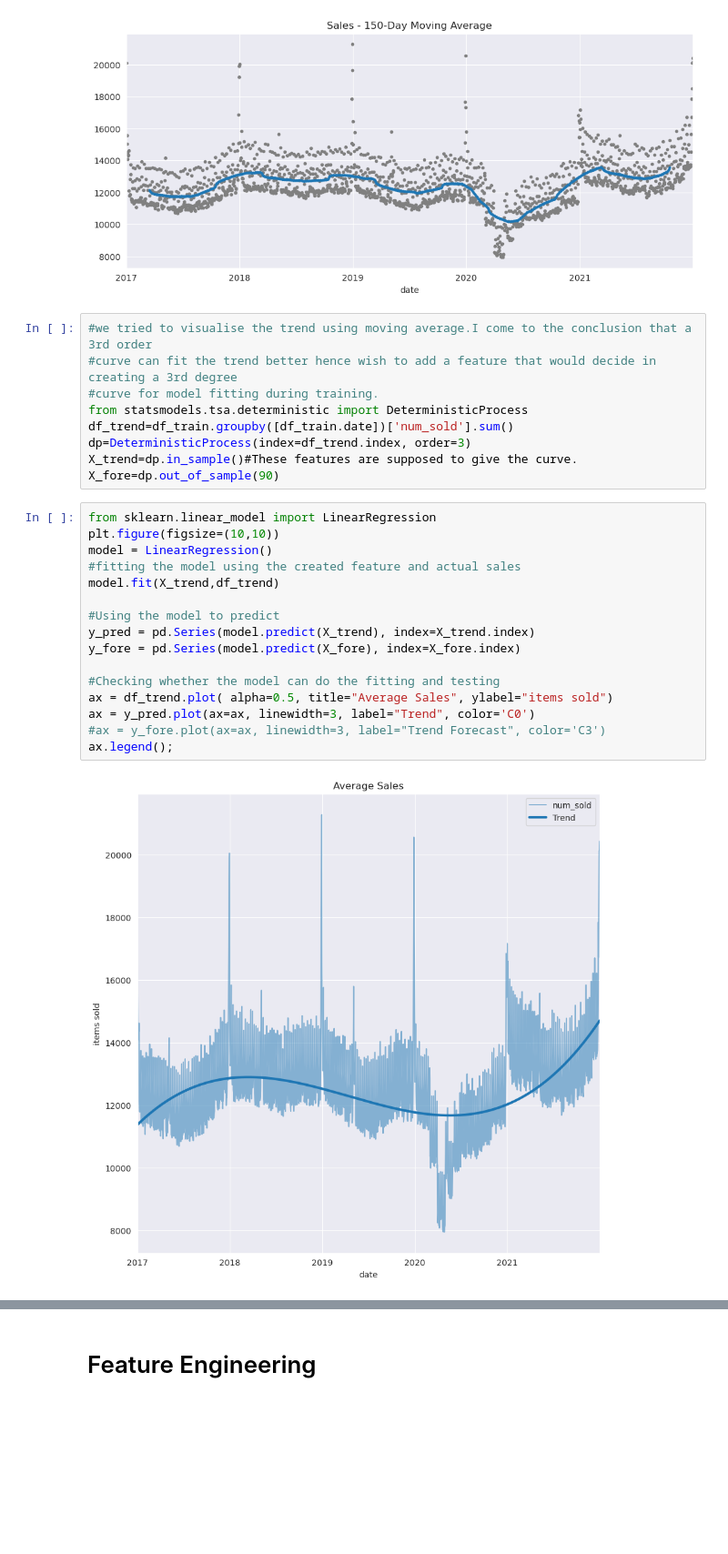
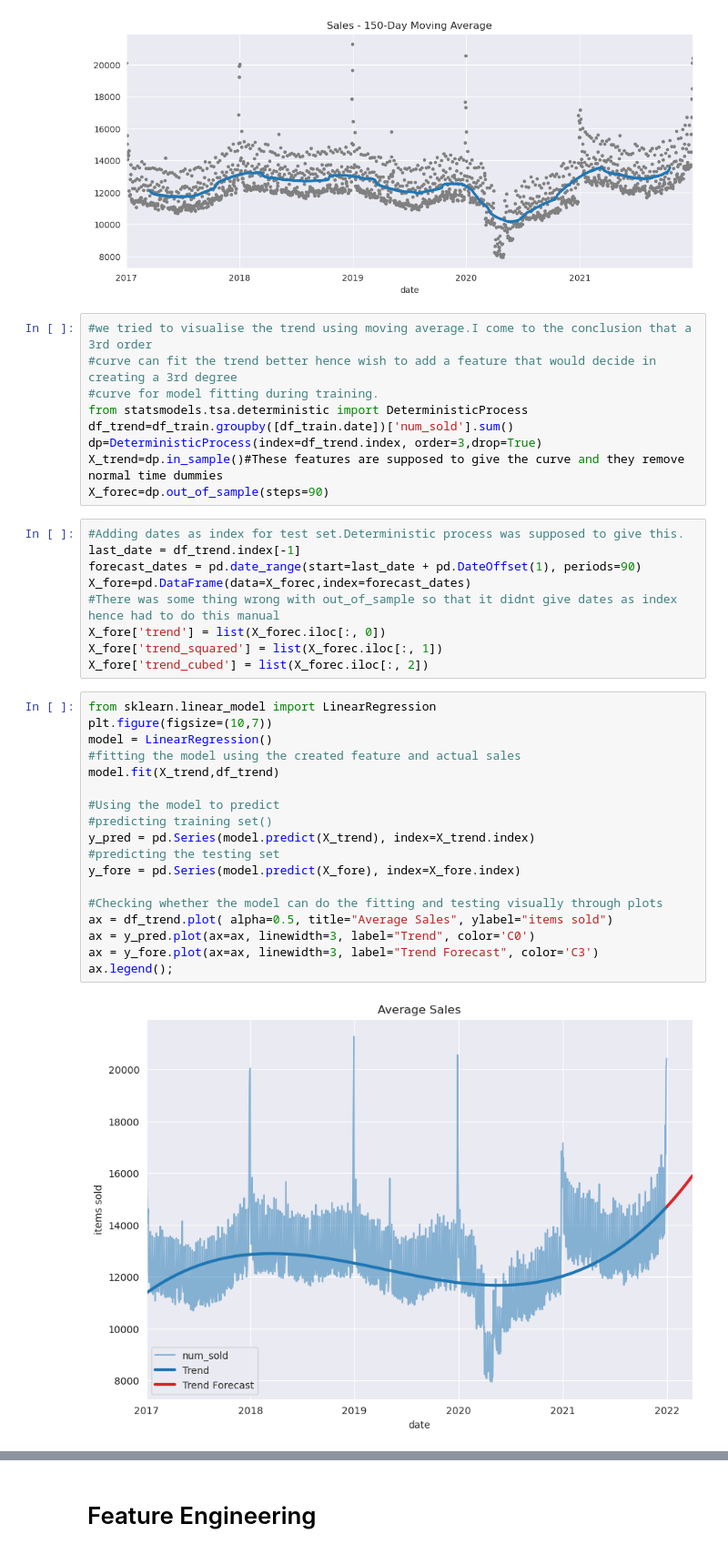
Before and after one commit to vaishakhRaveendran/Kaggle-sale-forcasting, a Jupyter notebook: time-series-forecasting.ipynb, the cells around one changed output, grey strips where cells are left out. Shown at 91% size. Cells and saved outputs as stored; diff of their text form; blank space fills up the shorter version.

```diff
--- a/time-series-forecasting.ipynb
+++ b/time-series-forecasting.ipynb
@@ -196,24 +198,35 @@ moving_average.plot(ax=ax, linewidth=3, title="Sales - 150-Day Moving Average",
 #curve for model fitting during training.
 from statsmodels.tsa.deterministic import DeterministicProcess
 df_trend=df_train.groupby([df_train.date])['num_sold'].sum()
-dp=DeterministicProcess(index=df_trend.index, order=3)
-X_trend=dp.in_sample()#These features are supposed to give the curve.
-X_fore=dp.out_of_sample(90)
+dp=DeterministicProcess(index=df_trend.index, order=3,drop=True)
+X_trend=dp.in_sample()#These features are supposed to give the curve and they remove normal time dummies
+X_forec=dp.out_of_sample(steps=90)
+# %%
+#Adding dates as index for test set.Deterministic process was supposed to give this.
+last_date = df_trend.index[-1]
+forecast_dates = pd.date_range(start=last_date + pd.DateOffset(1), periods=90)
+X_fore=pd.DataFrame(data=X_forec,index=forecast_dates)
+#There was some thing wrong with out_of_sample so that it didnt give dates as index hence had to do this manual
+X_fore['trend'] = list(X_forec.iloc[:, 0])
+X_fore['trend_squared'] = list(X_forec.iloc[:, 1])
+X_fore['trend_cubed'] = list(X_forec.iloc[:, 2])
 # %%
 from sklearn.linear_model import LinearRegression
-plt.figure(figsize=(10,10))
+plt.figure(figsize=(10,7))
 model = LinearRegression()
 #fitting the model using the created feature and actual sales
 model.fit(X_trend,df_trend)
 
 #Using the model to predict
+#predicting training set()
 y_pred = pd.Series(model.predict(X_trend), index=X_trend.index)
+#predicting the testing set
 y_fore = pd.Series(model.predict(X_fore), index=X_fore.index)
 
-#Checking whether the model can do the fitting and testing
+#Checking whether the model can do the fitting and testing visually through plots
 ax = df_trend.plot( alpha=0.5, title="Average Sales", ylabel="items sold")
 ax = y_pred.plot(ax=ax, linewidth=3, label="Trend", color='C0')
-#ax = y_fore.plot(ax=ax, linewidth=3, label="Trend Forecast", color='C3')
+ax = y_fore.plot(ax=ax, linewidth=3, label="Trend Forecast", color='C3')
 ax.legend();
 # %% [output]
-[figure, old version]
+[figure, new version]
```
Also changed, not shown: parts of 7 cells of this notebook.
